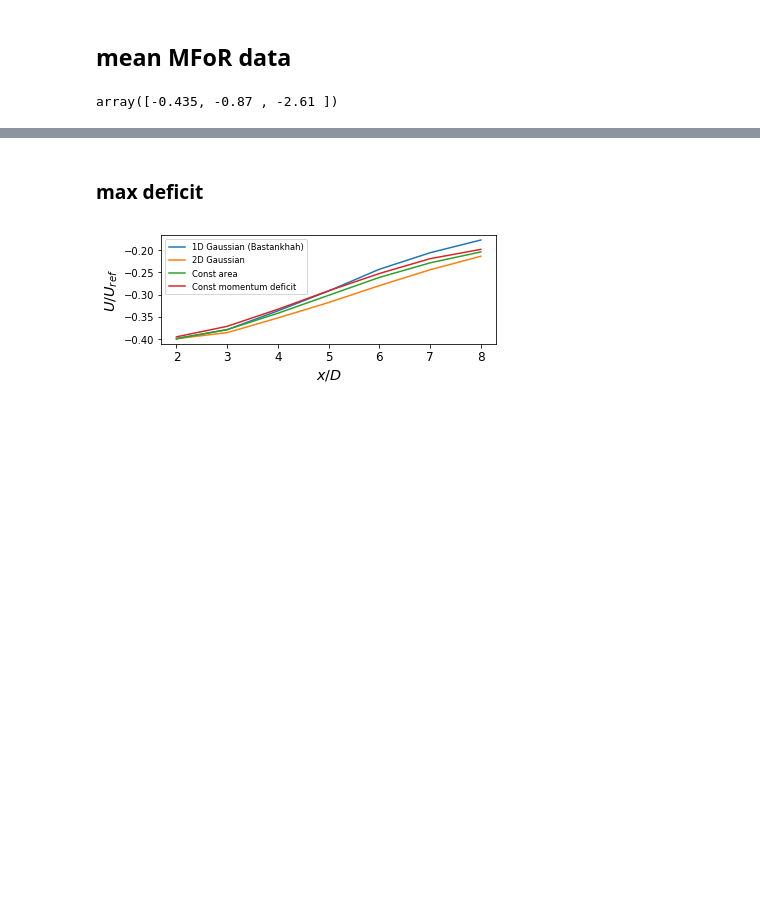
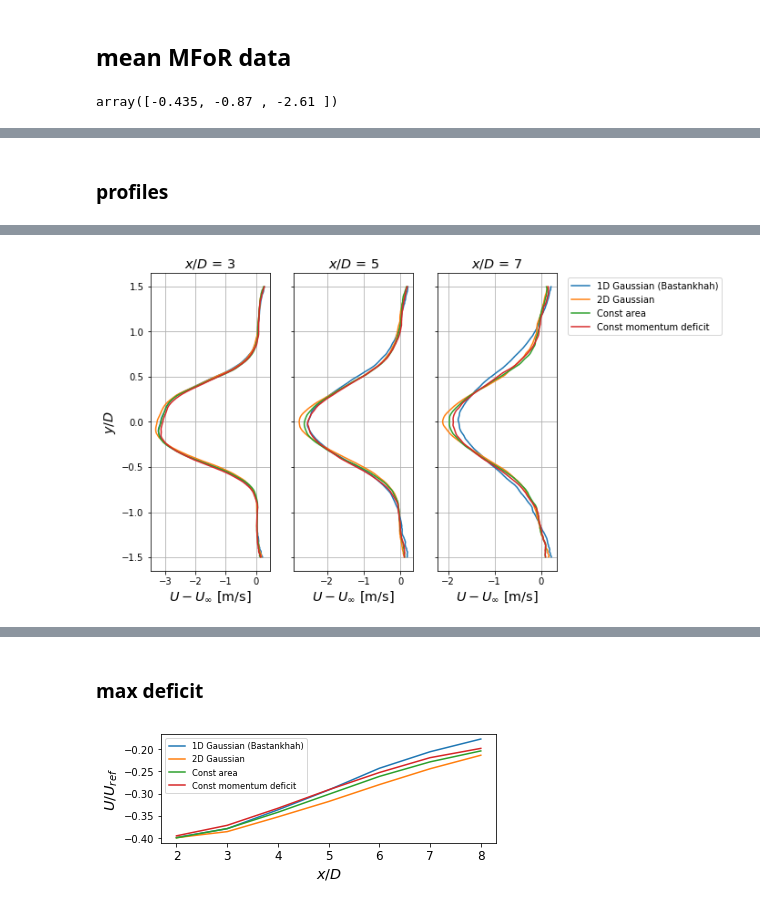
Before and after one commit to ewquon/analysis, a Jupyter notebook: WindTech2019/analyze_wake_MFoR.ipynb, the cells around one changed output, grey strips where cells are left out. Saved outputs shown, nothing was run; the diff lists cells and outputs as text; code cells hidden in the pictures; blank space fills up the shorter version.

```diff
--- a/WindTech2019/analyze_wake_MFoR.ipynb
+++ b/WindTech2019/analyze_wake_MFoR.ipynb
@@ -275,0 +279,27 @@ fig.savefig('figures/all_wakes_MFoR_truncated_alpha.png',dpi=300,
+# %% [markdown]
+### profiles
+# %%
+%%time
+selected_downstream = [3,5,7]
+
+fig,ax = plt.subplots(ncols=len(selected_downstream), sharey=True, figsize=(8,6))
+for i,downD in enumerate(selected_downstream):
+    for j,name in enumerate(wakedata.keys()):
+        u_mfor = mean_wake[name].sel(x_D=downD)['u']
+        k = np.argmin(np.abs(u_mfor.coords['z_D']))
+        znear_hub = u_mfor.coords['z_D'][k]
+        profile = u_mfor.sel(z_D=znear_hub)
+        cm = ax[i].plot(profile,profile.coords['y_D'],label=name)
+
+# formatting
+ax[0].set_ylabel(r'$y/D$',fontsize='x-large')
+for i,downD in enumerate(selected_downstream):
+    ax[i].set_title(r'$x/D$ = {:g}'.format(downD),fontsize='x-large')
+    ax[i].set_xlabel(r'$U - U_\infty$ [m/s]',fontsize='x-large')
+    #ax[i].axvline(0,color='k',lw=1)
+    ax[i].grid(True)
+ax[-1].legend(loc='upper left',bbox_to_anchor=(1.05,1))
+
+# save
+fig.savefig('figures/wake_yprofiles.png',dpi=300,bbox_inches='tight')
+# %% [output]
@@ -275,0 +308 @@ fig.savefig('figures/all_wakes_MFoR_truncated_alpha.png',dpi=300,
+[figure, added]
```
Also changed, not shown: parts of 15 cells of this notebook, 4 other files.
